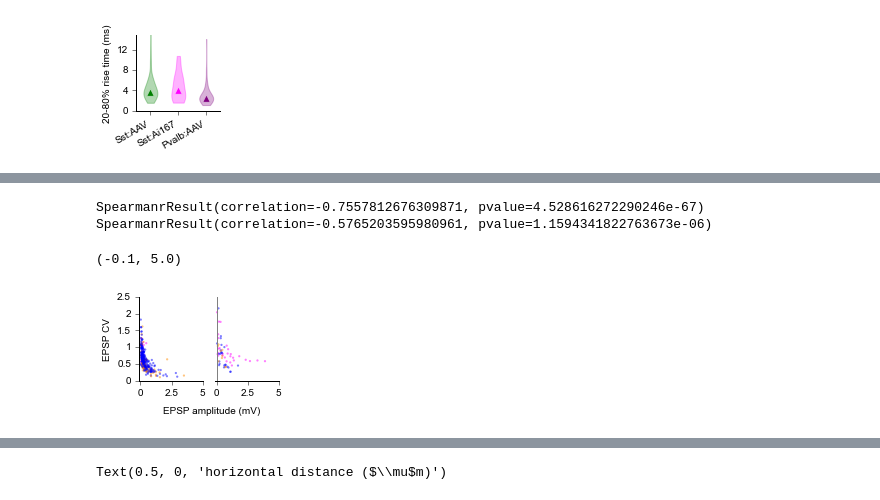
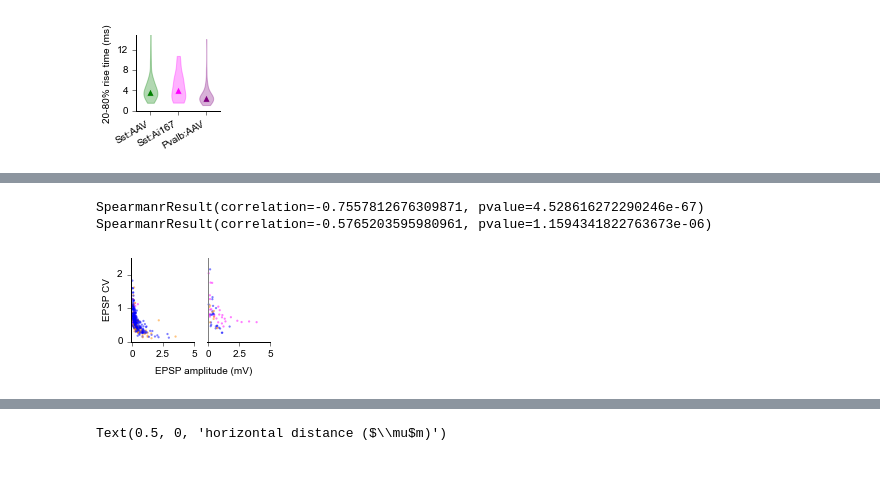
Before and after one commit to travis-open/twop_opto_data, a Jupyter notebook: PSP_properties.ipynb, the cells around one changed output, grey strips where cells are left out. Drawn from its saved outputs; the diff is of its cells as text; code cells hidden in the pictures; blank space fills up the shorter version.

```diff
--- a/PSP_properties.ipynb
+++ b/PSP_properties.ipynb
@@ -19,8 +19,4 @@ plt.rcParams.update({
     'font.family': 'sans-serif'
 })
 # %%
-full_df=pd.read_csv('20210415_full_df.csv')
+full_df=pd.read_csv('data/full_df.csv')
-# %%
-intKclusters=pd.read_csv('interneuron_Kclusters_1203.csv')
-full_df = pd.merge(full_df, intKclusters,  how='left', left_on=['exp_id','headstage'], right_on = ['experiment','headstage'])
-full_df.Kcluster.unique()
@@ -669,7 +514,6 @@ df_list=[SstKv_L23pyr,SstAi_L23pyr,Pvalb_L23pyr]
 tick_labels=['Sst:AAV','Sst:Ai167','Pvalb:AAV']
 markers=['^','^','^','o',]
 colors=['green',  'magenta', 'purple']
-colors2=['green',  'magenta', 'purple']
 master_dists=[]
 fig, ax = plt.subplots()
 for i in range(len(df_list)):
@@ -684,8 +528,11 @@ for i in range(len(df_list)):
     color=colors[i]
 
     ax.scatter(i+1,np.median(y),facecolor=color,marker=mark,s=s*4,edgecolor='white')
+
+
 violin_parts=ax.violinplot(master_dists,showmeans=False, showmedians=False,
         showextrema=False,points=1000)
+
 plt.xticks(range(1,len(df_list)+1), tick_labels, rotation='vertical')
 
 i=0
@@ -698,13 +545,7 @@ for pc in violin_parts['bodies']:
     i+=1
 
 plt.ylim(0.0,15)
-ax.spines['right'].set_visible(False)
-ax.spines['top'].set_visible(False)
-ax.yaxis.set_ticks_position('left')
-ax.xaxis.set_ticks_position('bottom')
-ax.yaxis.set_tick_params(size=tick_size,labelsize=fs, direction='out')
-ax.xaxis.set_tick_params(size=tick_size,labelsize=fs, direction='out')
-ax.yaxis.set_major_locator(plt.MaxNLocator(4))
+dress_up(ax)
 plt.ylabel('20-80% rise time (ms)')
 fig.set_figheight(1.5)
 fig.set_figwidth(1.5)
@@ -770,65 +557,37 @@ fig.set_figwidth(1)
 # %%
 gskw = dict(width_ratios=[1,1], wspace=0.2)
 
 gs = matplotlib.gridspec.GridSpec(1,2, **gskw)
 mp=20
+x_max=5
+y_max=2.5
+
 fig = plt.figure(figsize=(2.5,1.5))
-
 ax0=fig.add_subplot(gs[0])
 ax1=fig.add_subplot(gs[1])
 df_list=[exc_L23_pyr, exc_L23_fsi]
-colors=['blue', 'darkorange']
+axes=[ax0, ax1]
 
-df1=exc_L23_pyr
-df1=df1[df1.cnx=='excitatory']
-df1=df1.dropna(subset=['peakOfAvg','CV'])
-print (stats.spearmanr(df1.peakOfAvg, df1.CV))
+for df, ax in zip(df_list,axes):
 
-df2=exc_L23_fsi
-df2=df2[df2.cnx=='excitatory']
-df2=df2.dropna(subset=['peakOfAvg','CV'])
-print (stats.spearmanr(df2.peakOfAvg, df2.CV))
-ax0.scatter(df1.peakOfAvg, df1.CV,facecolor=[color_dict[i] for i in df1.presynapticCre],alpha=0.5,s=5,edgecolors='none')
-ax1.scatter(df2.peakOfAvg, df2.CV,facecolor=[color_dict[i] for i in df2.presynapticCre],alpha=0.5,s=5,edgecolors='none')
+    df=df[df.cnx=='excitatory'].dropna(subset=['peakOfAvg','CV'])
+    print (stats.spearmanr(df.peakOfAvg, df.CV))
+    ax.scatter(df.peakOfAvg, df.CV, facecolor=[color_dict[i] for i in df.presynapticCre],alpha=0.5,s=5,edgecolors='none')
+    ax.set_xlim([-0.1,x_max])
+    ax.set_ylim([0,y_max])
+    dress_up(ax,3)
+    ax.xaxis.set_major_locator(plt.MaxNLocator(3))
+    ax.xaxis.set_major_formatter(FormatStrFormatter('%g'))
+
 ax1.plot([0,0],[0,3],ls='solid',color='grey')
-x_max=5
-y_max=2.5
-ax0.set_xlim([-0.1,x_max])
-
-
-ax0.set_ylim([0,y_max])
 
 ax0.set_xlabel('EPSP amplitude (mV)')
 ax0.xaxis.set_label_coords(1.15, -0.3)
 ax0.set_ylabel('EPSP CV')
-
-ax0.tick_params(axis='both', which='both', labelsize=10, direction='out')
-ax0.spines['right'].set_visible(False)
-ax0.spines['left'].set_visible(True)
-ax0.spines['top'].set_visible(False)
-ax0.yaxis.set_ticks_position('left')
-ax0.xaxis.set_ticks_position('bottom')
-ax0.yaxis.set_major_formatter(FormatStrFormatter('%g'))
-ax0.xaxis.set_major_formatter(FormatStrFormatter('%g'))
-
-ax0.xaxis.set_major_locator(plt.MaxNLocator(3))
-ax0.axes.xaxis.set_visible(True)
-
-ax1.xaxis.set_major_formatter(FormatStrFormatter('%g'))
-
-ax1.tick_params(axis='both', which='both', labelsize=10, direction='out')
 ax1.yaxis.set_ticks_position('none')
-ax1.xaxis.set_ticks_position('bottom')
-ax1.xaxis.set_major_locator(plt.MaxNLocator(3))
-ax1.spines['right'].set_visible(False)
 ax1.spines['left'].set_visible(False)
-ax1.spines['top'].set_visible(False)
 ax1.axes.yaxis.set_visible(False)
-
-ax1.set_ylim([0,y_max])
-ax1.set_xlim([-0.1,x_max])
 # %% [output]
 SpearmanrResult(correlation=-0.7557812676309871, pvalue=4.528616272290246e-67)
 SpearmanrResult(correlation=-0.5765203595980961, pvalue=1.1594341822763673e-06)
-(-0.1, 5.0)
-[figure, old version]
+[figure, new version]
```
Also changed, not shown: parts of 25 cells of this notebook, 4 other files.
